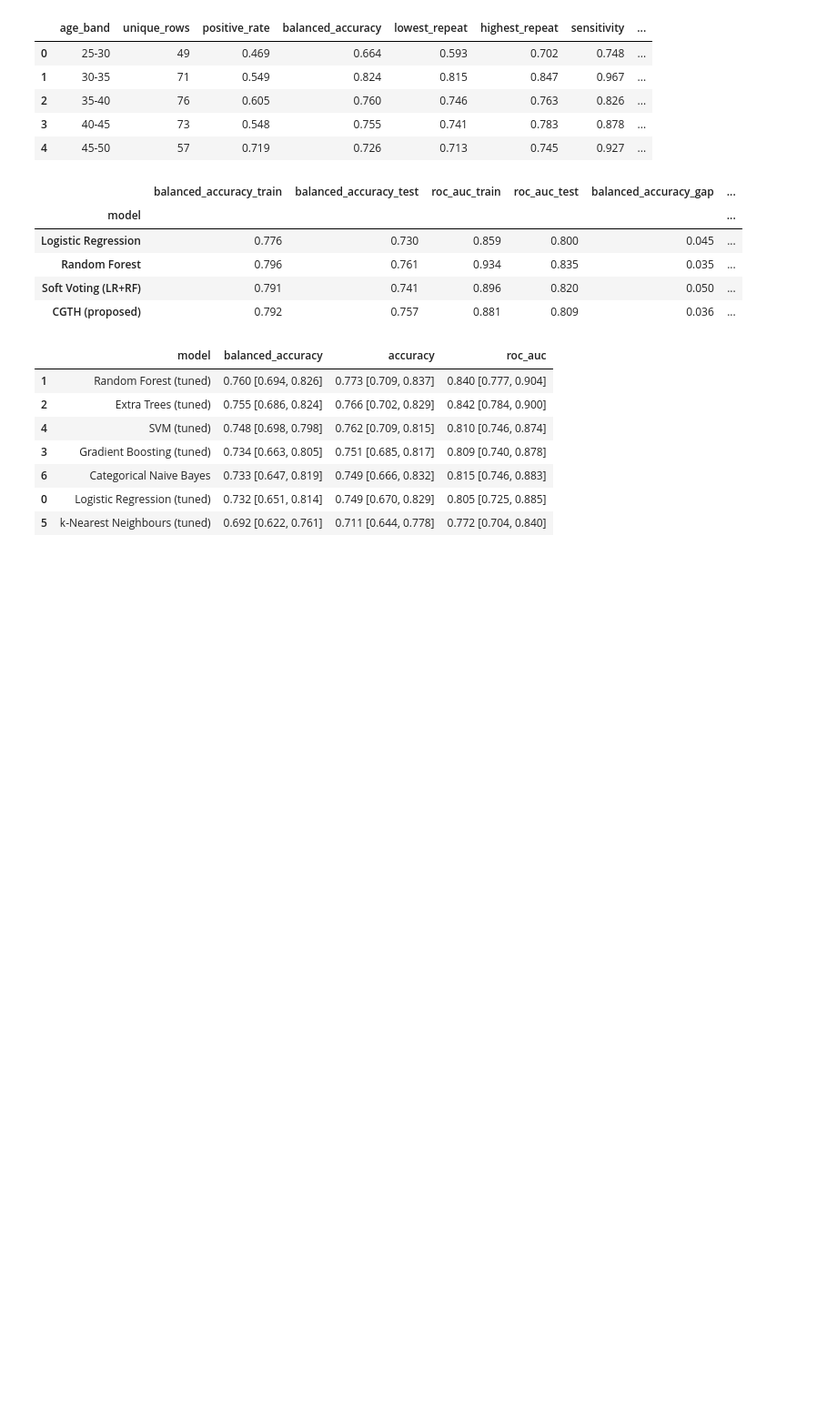
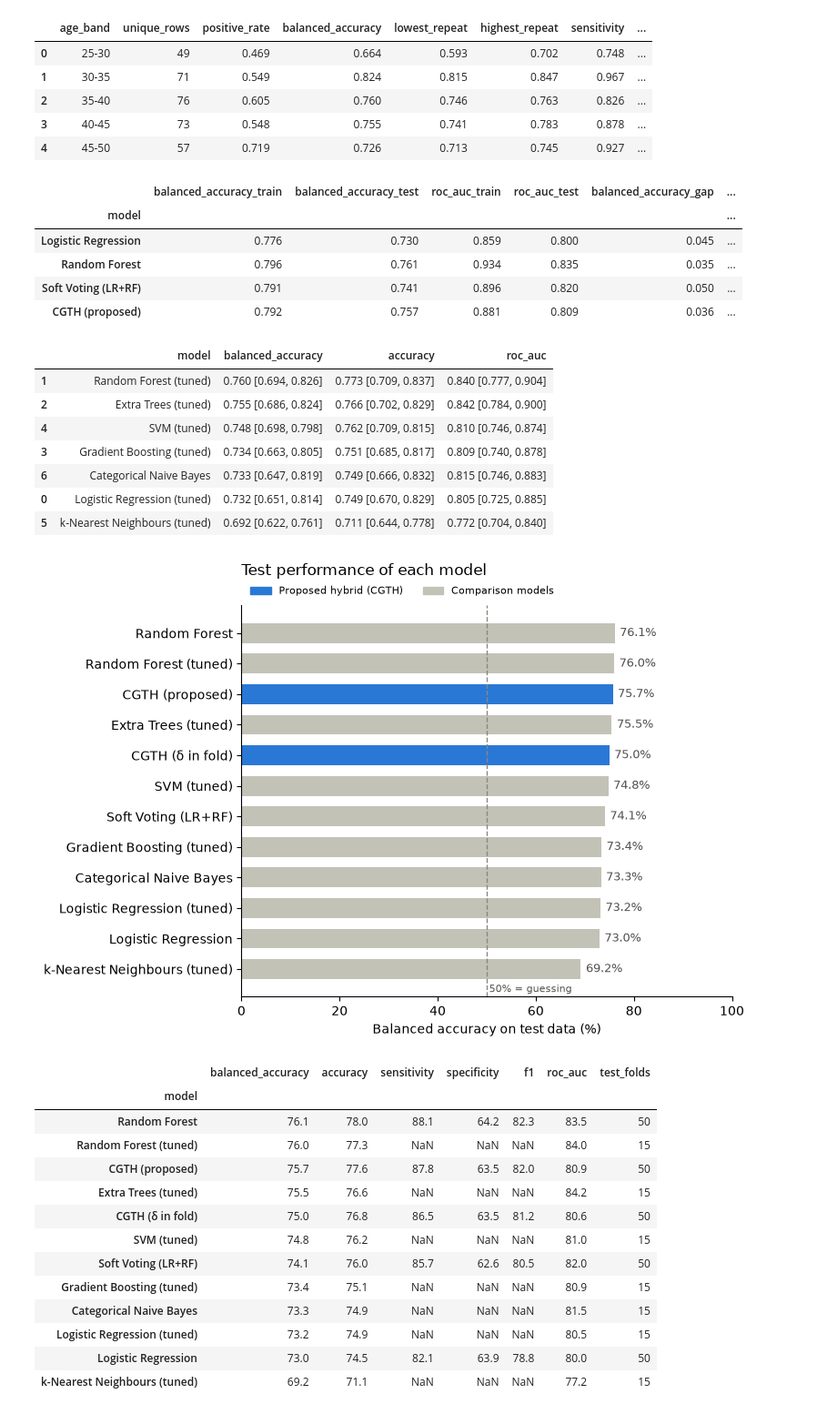
Before and after one commit to abdurrahmanse/research-projects, a Jupyter notebook: projects/cgth_hybrid_study.ipynb, the cells around one changed output. Shown at 91% size. Drawn from its saved outputs; the diff is of its cells as text; code cells hidden in the pictures; blank space fills up the shorter version.

```diff
--- a/projects/cgth_hybrid_study.ipynb
+++ b/projects/cgth_hybrid_study.ipynb
@@ -554,40 +554,58 @@ ceiling
 | 5 | k-Nearest Neighbours (tuned) | 0.692 [0.622, 0.761] | 0.711 [0.644, 0.778] | 0.772 [0.704, 0.840] |
 # %%
 # Task 23: Compare all models - how much result does each model give? (test results in %)
+from matplotlib.patches import Patch
+
 metric_names = ["balanced_accuracy", "accuracy", "sensitivity", "specificity", "f1", "roc_auc"]
 
 main_models = scores.groupby("model", sort=False)[metric_names].mean()
 main_models.loc["CGTH (δ in fold)"] = strict_cgth[metric_names].mean()
 main_models["test_folds"] = 50
 
 # Task 22 stored text such as "0.760 [0.694, 0.826]", so keep only the first number.
 tuned_models = ceiling.set_index("model")[["balanced_accuracy", "accuracy", "roc_auc"]]
 tuned_models = tuned_models.apply(lambda column: column.str[:5].astype(float))
 tuned_models["test_folds"] = 15
 
 comparison = pd.concat([main_models, tuned_models])
 comparison[metric_names] = (comparison[metric_names] * 100).round(1)
 comparison = comparison.sort_values("balanced_accuracy", ascending=False)
 comparison.to_csv(RESULTS_FOLDER / "model_comparison.csv")
 
 chart = comparison.sort_values("balanced_accuracy")
 is_cgth = chart.index.str.startswith("CGTH")
 
 plt.figure(figsize=(8, 5.5))
 bars = plt.barh(chart.index, chart["balanced_accuracy"], height=0.65,
                 color=np.where(is_cgth, "#2a78d6", "#c3c2b7"))
 plt.bar_label(bars, fmt="%.1f%%", padding=4, fontsize=9, color="#52514e")
 plt.axvline(50, color="#898781", linewidth=1, linestyle="--")
 plt.text(50.5, -0.75, "50% = guessing", fontsize=8, color="#52514e")
-plt.barh([], [], color="#2a78d6", label="Proposed hybrid (CGTH)")
-plt.barh([], [], color="#c3c2b7", label="Comparison models")
-plt.legend(loc="lower right", fontsize=8, frameon=False)
+plt.legend(handles=[Patch(color="#2a78d6", label="Proposed hybrid (CGTH)"),
+                    Patch(color="#c3c2b7", label="Comparison models")],
+           loc="lower left", bbox_to_anchor=(0, 1), ncol=2, fontsize=8, frameon=False)
 plt.xlim(0, 100)
 plt.xlabel("Balanced accuracy on test data (%)")
-plt.title("Test performance of each model", loc="left", fontsize=12)
+plt.title("Test performance of each model", loc="left", fontsize=12, pad=24)
 plt.gca().spines[["top", "right"]].set_visible(False)
 plt.tight_layout()
 plt.savefig(RESULTS_FOLDER / "model_comparison.png", dpi=300)
 plt.show()
 
 comparison
+# %% [output]
+[figure, added]
+|  | balanced_accuracy | accuracy | sensitivity | specificity | f1 | roc_auc | test_folds |
+| model |  |  |  |  |  |  |  |
+| Random Forest | 76.1 | 78.0 | 88.1 | 64.2 | 82.3 | 83.5 | 50 |
+| Random Forest (tuned) | 76.0 | 77.3 | NaN | NaN | NaN | 84.0 | 15 |
+| CGTH (proposed) | 75.7 | 77.6 | 87.8 | 63.5 | 82.0 | 80.9 | 50 |
+| Extra Trees (tuned) | 75.5 | 76.6 | NaN | NaN | NaN | 84.2 | 15 |
+| CGTH (δ in fold) | 75.0 | 76.8 | 86.5 | 63.5 | 81.2 | 80.6 | 50 |
+| SVM (tuned) | 74.8 | 76.2 | NaN | NaN | NaN | 81.0 | 15 |
+| Soft Voting (LR+RF) | 74.1 | 76.0 | 85.7 | 62.6 | 80.5 | 82.0 | 50 |
+| Gradient Boosting (tuned) | 73.4 | 75.1 | NaN | NaN | NaN | 80.9 | 15 |
+| Categorical Naive Bayes | 73.3 | 74.9 | NaN | NaN | NaN | 81.5 | 15 |
+| Logistic Regression (tuned) | 73.2 | 74.9 | NaN | NaN | NaN | 80.5 | 15 |
+| Logistic Regression | 73.0 | 74.5 | 82.1 | 63.9 | 78.8 | 80.0 | 50 |
+| k-Nearest Neighbours (tuned) | 69.2 | 71.1 | NaN | NaN | NaN | 77.2 | 15 |
```
Also changed, not shown: 2 other files.
